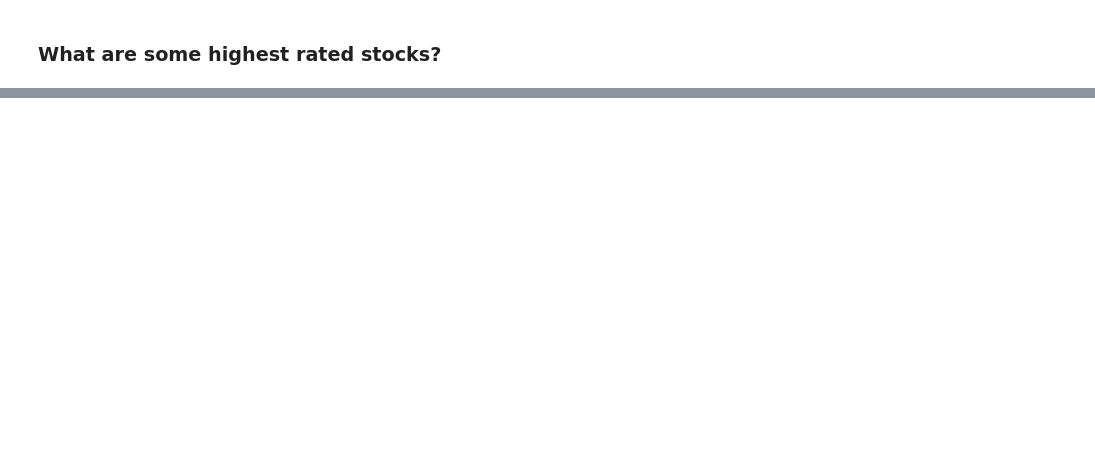
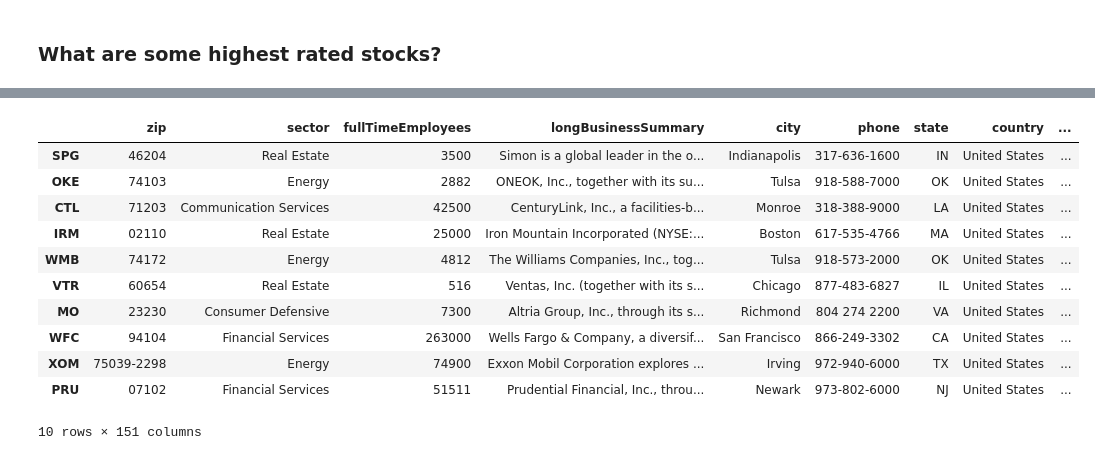
Before and after one commit to zhehaowang/zhehao.me, a Jupyter notebook: notebooks/Analyst ratings.ipynb, the cells around one changed output, grey strips where cells are left out. Saved outputs shown, nothing was run; the diff lists cells and outputs as text; code cells hidden in the pictures; blank space fills up the shorter version.

```diff
--- a/notebooks/Analyst ratings.ipynb
+++ b/notebooks/Analyst ratings.ipynb
@@ -220,0 +195,15 @@ sp500df.head()
+# %%
+info_df.sort_values('dividendYield', ascending=False).head(10)
+# %% [output]
+|  | zip | sector | fullTimeEmployees | longBusinessSummary | city | phone | state | country | ... |
+| SPG | 46204 | Real Estate | 3500 | Simon is a global leader in the o... | Indianapolis | 317-636-1600 | IN | United States | ... |
+| OKE | 74103 | Energy | 2882 | ONEOK, Inc., together with its su... | Tulsa | 918-588-7000 | OK | United States | ... |
+| CTL | 71203 | Communication Services | 42500 | CenturyLink, Inc., a facilities-b... | Monroe | 318-388-9000 | LA | United States | ... |
+| IRM | 02110 | Real Estate | 25000 | Iron Mountain Incorporated (NYSE:... | Boston | 617-535-4766 | MA | United States | ... |
+| WMB | 74172 | Energy | 4812 | The Williams Companies, Inc., tog... | Tulsa | 918-573-2000 | OK | United States | ... |
+| VTR | 60654 | Real Estate | 516 | Ventas, Inc. (together with its s... | Chicago | 877-483-6827 | IL | United States | ... |
+| MO | 23230 | Consumer Defensive | 7300 | Altria Group, Inc., through its s... | Richmond | 804 274 2200 | VA | United States | ... |
+| WFC | 94104 | Financial Services | 263000 | Wells Fargo & Company, a diversif... | San Francisco | 866-249-3302 | CA | United States | ... |
+| XOM | 75039-2298 | Energy | 74900 | Exxon Mobil Corporation explores ... | Irving | 972-940-6000 | TX | United States | ... |
+| PRU | 07102 | Financial Services | 51511 | Prudential Financial, Inc., throu... | Newark | 973-802-6000 | NJ | United States | ... |
+10 rows × 151 columns
```
Also changed, not shown: parts of 33 cells of this notebook.
